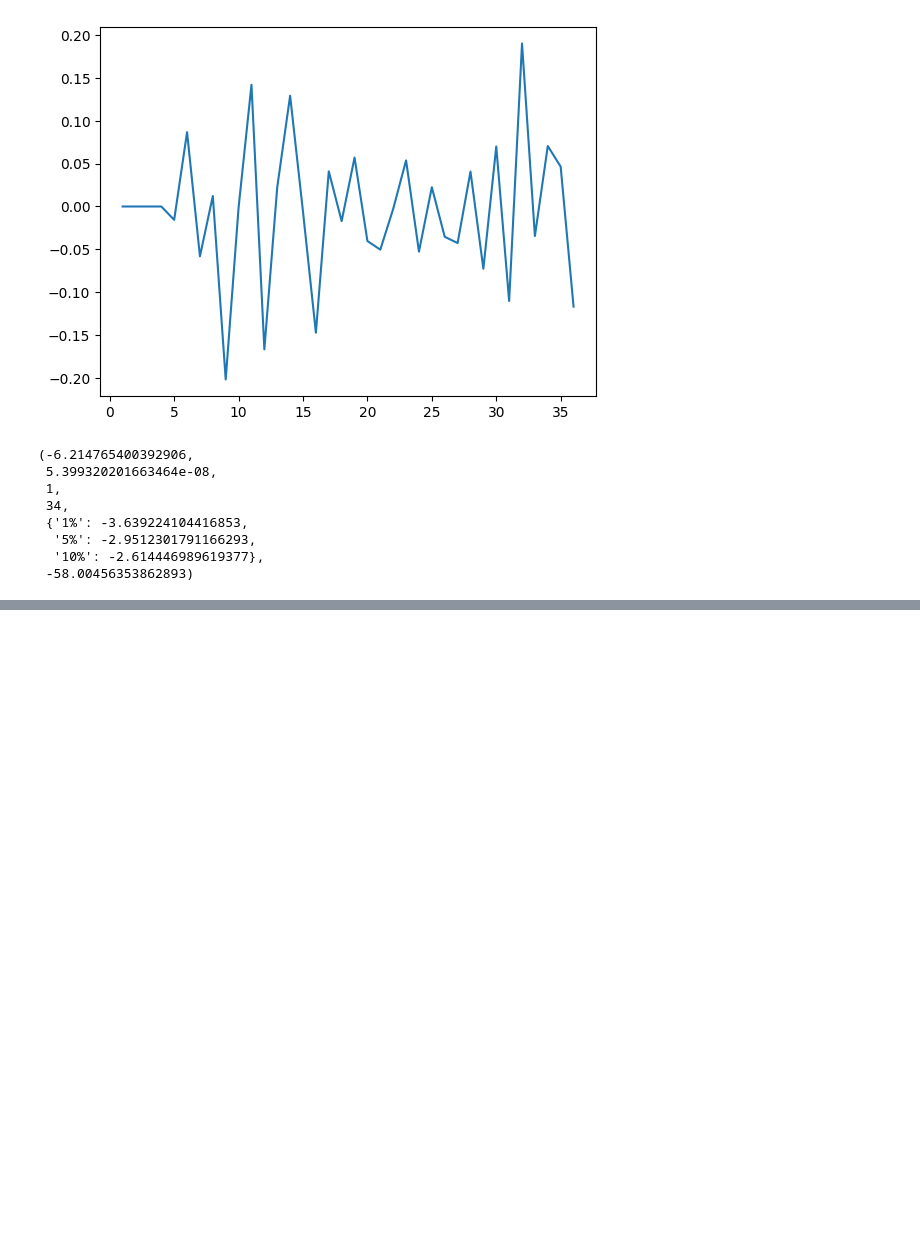
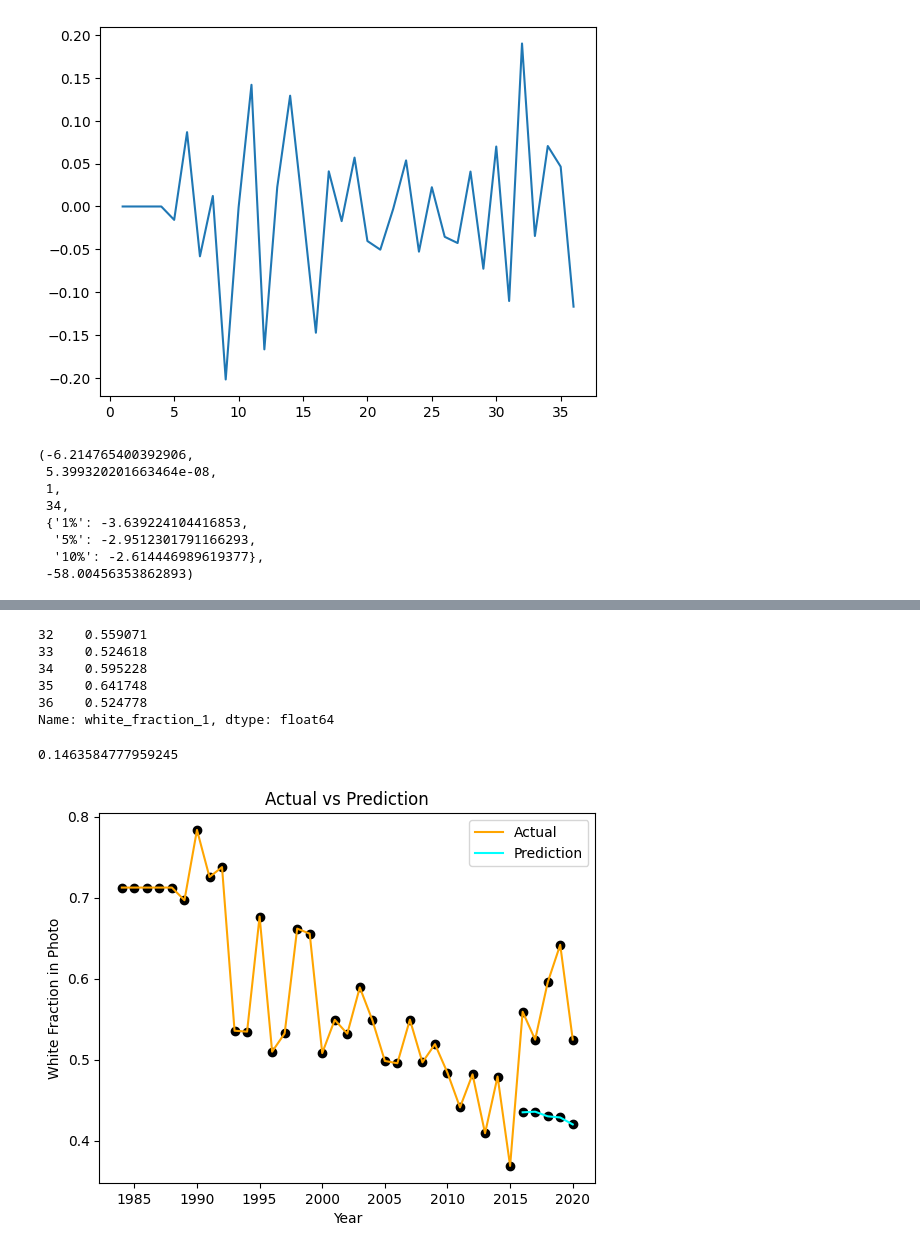
Before and after one commit to pranavkoka/Melting-Glaciers-Capstone, a Jupyter notebook: arima.ipynb, the cells around one changed output, grey strips where cells are left out. Cells and saved outputs as stored; diff of their text form; code cells hidden in the pictures; blank space fills up the shorter version.

```diff
--- a/arima.ipynb
+++ b/arima.ipynb
@@ -78,0 +88,3 @@ result3
+# %%
+train = df[:-5]
+test = df[-5:]
@@ -78,0 +118,3 @@ result3
+# %%
+model = ARIMA(train['white_fraction_1'], order=(7,1,3))
+model_fit = model.fit()
@@ -78,0 +131,26 @@ result3
+# %%
+test['white_fraction_1']
+# %% [output]
+32    0.559071
+33    0.524618
+34    0.595228
+35    0.641748
+36    0.524778
+Name: white_fraction_1, dtype: float64
+# %%
+error = np.sqrt(mse(test['white_fraction_1'], model_pred))
+error
+# %% [output]
+0.1463584777959245
+# %%
+plt.plot(df['years'], df['white_fraction_1'], c = 'orange')
+plt.plot(test['years'], model_pred, c = 'cyan')
+plt.scatter(df['years'], df['white_fraction_1'], c = 'black')
+plt.scatter(test['years'], model_pred, c = 'black')
+plt.xlabel("Year")
+plt.ylabel("White Fraction in Photo")
+plt.title("Actual vs Prediction")
+plt.legend(["Actual", "Prediction"])
+plt.show()
+# %% [output]
+[figure, added]
```
Also changed, not shown: parts of 4 cells of this notebook.
